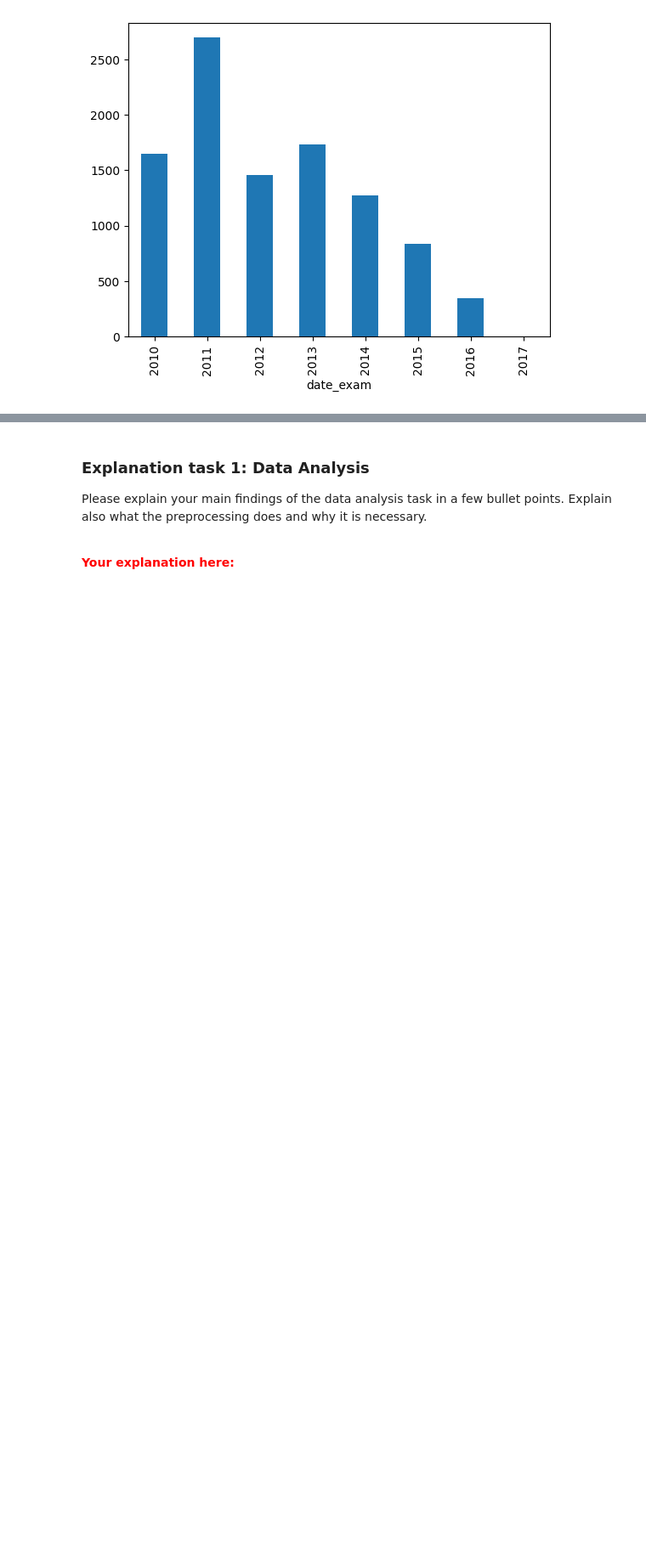
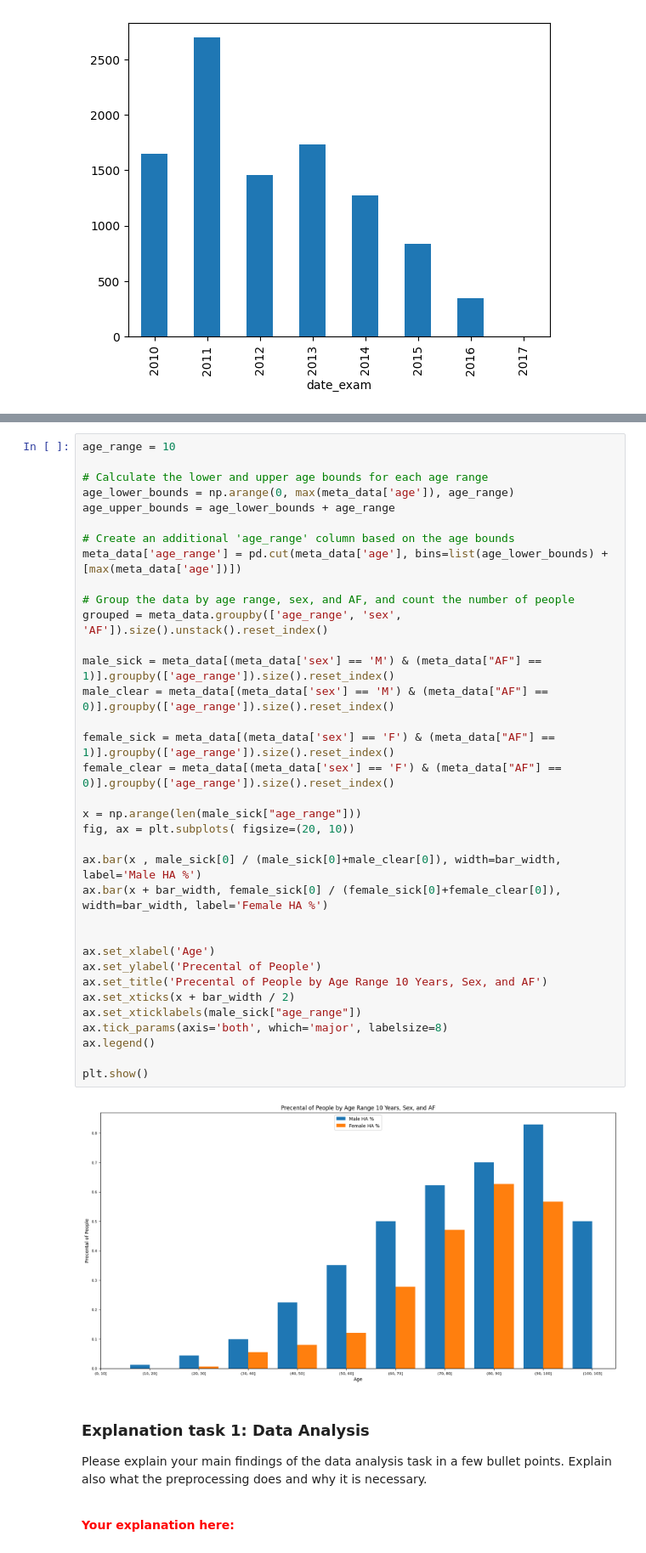
Before and after one commit to Arty-Facts/wasp_al_and_ml_2023, a Jupyter notebook: module3/assignment_ecg_classification.ipynb, the cells around one changed output, grey strips where cells are left out. Shown at 85% size. Saved outputs shown, nothing was run; the diff lists cells and outputs as text; blank space fills up the shorter version.

Commit message:
age range

```diff
--- a/module3/assignment_ecg_classification.ipynb
+++ b/module3/assignment_ecg_classification.ipynb
@@ -361,3 +388,40 @@ plt.show()
+# %%
+age_range = 10
+
+# Calculate the lower and upper age bounds for each age range
+age_lower_bounds = np.arange(0, max(meta_data['age']), age_range)
+age_upper_bounds = age_lower_bounds + age_range
+
+# Create an additional 'age_range' column based on the age bounds
+meta_data['age_range'] = pd.cut(meta_data['age'], bins=list(age_lower_bounds) + [max(meta_data['age'])])
+
+# Group the data by age range, sex, and AF, and count the number of people
+grouped = meta_data.groupby(['age_range', 'sex', 'AF']).size().unstack().reset_index()
+
+male_sick = meta_data[(meta_data['sex'] == 'M') & (meta_data["AF"] == 1)].groupby(['age_range']).size().reset_index()
+male_clear = meta_data[(meta_data['sex'] == 'M') & (meta_data["AF"] == 0)].groupby(['age_range']).size().reset_index()
+
+female_sick = meta_data[(meta_data['sex'] == 'F') & (meta_data["AF"] == 1)].groupby(['age_range']).size().reset_index()
+female_clear = meta_data[(meta_data['sex'] == 'F') & (meta_data["AF"] == 0)].groupby(['age_range']).size().reset_index()
+
+x = np.arange(len(male_sick["age_range"]))
+fig, ax = plt.subplots( figsize=(20, 10))
+
+ax.bar(x , male_sick[0] / (male_sick[0]+male_clear[0]), width=bar_width, label='Male HA %')
+ax.bar(x + bar_width, female_sick[0] / (female_sick[0]+female_clear[0]), width=bar_width, label='Female HA %')
+
+
+ax.set_xlabel('Age')
+ax.set_ylabel('Precental of People')
+ax.set_title('Precental of People by Age Range 10 Years, Sex, and AF')
+ax.set_xticks(x + bar_width / 2)
+ax.set_xticklabels(male_sick["age_range"])
+ax.tick_params(axis='both', which='major', labelsize=8)
+ax.legend()
+
+plt.show()
+# %% [output]
+[figure, added]
 # %% [markdown]
 ### Explanation task 1: Data Analysis
 
```
Also changed, not shown: parts of 4 cells of this notebook.
